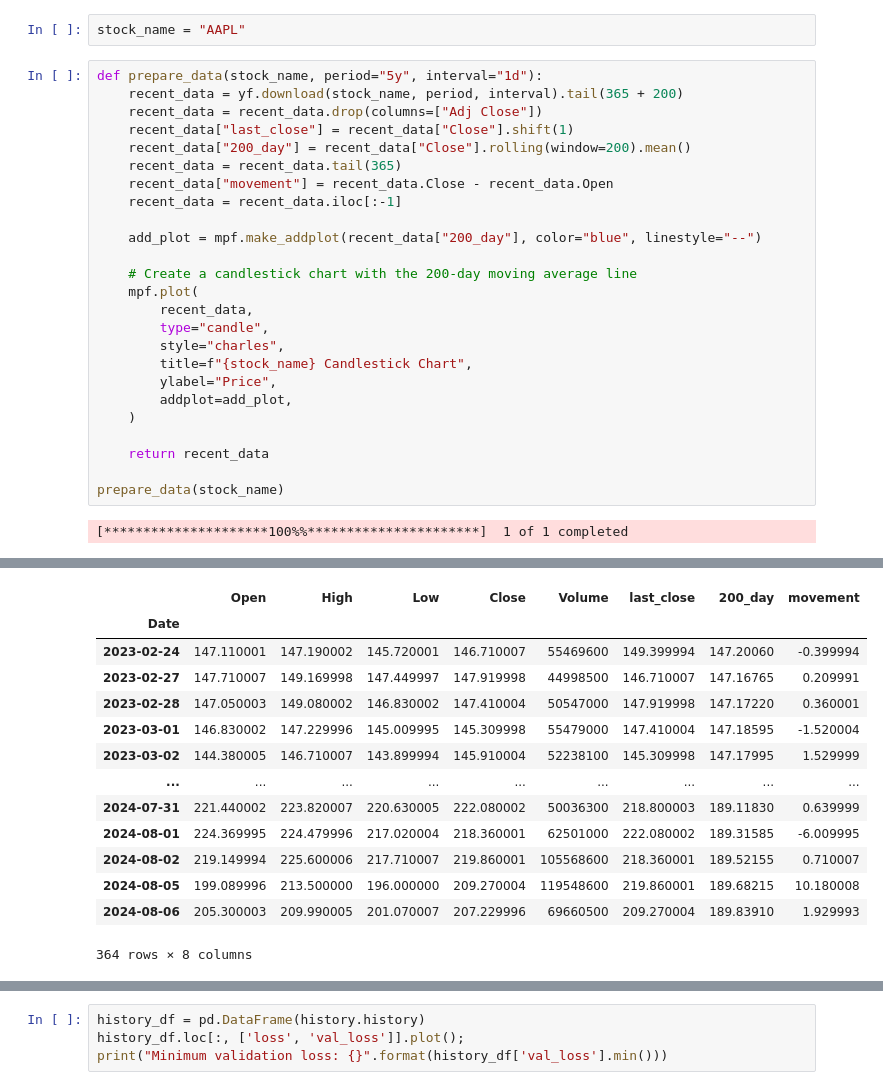
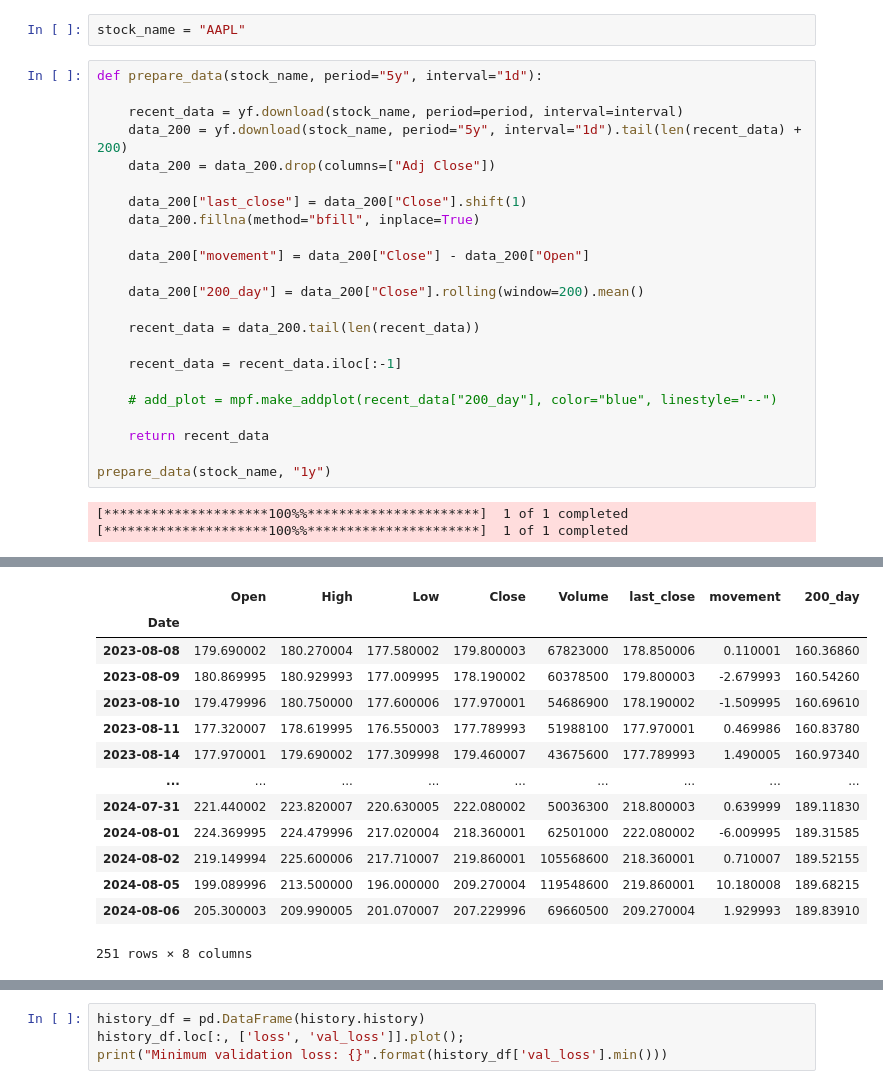
Before and after one commit to yohlimem/AI-Stonks, a Jupyter notebook: main.ipynb, the cells around one changed output, grey strips where cells are left out. Cells and saved outputs as stored; diff of their text form.

```diff
--- a/main.ipynb
+++ b/main.ipynb
@@ -11,28 +11,27 @@ from tensorflow.keras import layers, callbacks
 stock_name = "AAPL"
 # %%
 def prepare_data(stock_name, period="5y", interval="1d"):
-    recent_data = yf.download(stock_name, period, interval).tail(365 + 200)
-    recent_data = recent_data.drop(columns=["Adj Close"])
-    recent_data["last_close"] = recent_data["Close"].shift(1)
-    recent_data["200_day"] = recent_data["Close"].rolling(window=200).mean()
-    recent_data = recent_data.tail(365)
-    recent_data["movement"] = recent_data.Close - recent_data.Open
+
+    recent_data = yf.download(stock_name, period=period, interval=interval)
+    data_200 = yf.download(stock_name, period="5y", interval="1d").tail(len(recent_data) + 200)
+    data_200 = data_200.drop(columns=["Adj Close"])
+
+    data_200["last_close"] = data_200["Close"].shift(1)
+    data_200.fillna(method="bfill", inplace=True)
+
+    data_200["movement"] = data_200["Close"] - data_200["Open"]
+
+    data_200["200_day"] = data_200["Close"].rolling(window=200).mean()
+
+    recent_data = data_200.tail(len(recent_data))
+
     recent_data = recent_data.iloc[:-1]
 
-    add_plot = mpf.make_addplot(recent_data["200_day"], color="blue", linestyle="--")
-
-    # Create a candlestick chart with the 200-day moving average line
-    mpf.plot(
-        recent_data,
-        type="candle",
-        style="charles",
-        title=f"{stock_name} Candlestick Chart",
-        ylabel="Price",
-        addplot=add_plot,
-    )
+    # add_plot = mpf.make_addplot(recent_data["200_day"], color="blue", linestyle="--")
 
     return recent_data
 
-prepare_data(stock_name)
+prepare_data(stock_name, "1y")
 # %% [output]
 [*********************100%%**********************]  1 of 1 completed
+[*********************100%%**********************]  1 of 1 completed
@@ -40,15 +38,15 @@ prepare_data(stock_name)
-|  | Open | High | Low | Close | Volume | last_close | 200_day | movement |
+|  | Open | High | Low | Close | Volume | last_close | movement | 200_day |
 | Date |  |  |  |  |  |  |  |  |
-| 2023-02-24 | 147.110001 | 147.190002 | 145.720001 | 146.710007 | 55469600 | 149.399994 | 147.20060 | -0.399994 |
-| 2023-02-27 | 147.710007 | 149.169998 | 147.449997 | 147.919998 | 44998500 | 146.710007 | 147.16765 | 0.209991 |
-| 2023-02-28 | 147.050003 | 149.080002 | 146.830002 | 147.410004 | 50547000 | 147.919998 | 147.17220 | 0.360001 |
-| 2023-03-01 | 146.830002 | 147.229996 | 145.009995 | 145.309998 | 55479000 | 147.410004 | 147.18595 | -1.520004 |
-| 2023-03-02 | 144.380005 | 146.710007 | 143.899994 | 145.910004 | 52238100 | 145.309998 | 147.17995 | 1.529999 |
+| 2023-08-08 | 179.690002 | 180.270004 | 177.580002 | 179.800003 | 67823000 | 178.850006 | 0.110001 | 160.36860 |
+| 2023-08-09 | 180.869995 | 180.929993 | 177.009995 | 178.190002 | 60378500 | 179.800003 | -2.679993 | 160.54260 |
+| 2023-08-10 | 179.479996 | 180.750000 | 177.600006 | 177.970001 | 54686900 | 178.190002 | -1.509995 | 160.69610 |
+| 2023-08-11 | 177.320007 | 178.619995 | 176.550003 | 177.789993 | 51988100 | 177.970001 | 0.469986 | 160.83780 |
+| 2023-08-14 | 177.970001 | 179.690002 | 177.309998 | 179.460007 | 43675600 | 177.789993 | 1.490005 | 160.97340 |
 | ... | ... | ... | ... | ... | ... | ... | ... | ... |
-| 2024-07-31 | 221.440002 | 223.820007 | 220.630005 | 222.080002 | 50036300 | 218.800003 | 189.11830 | 0.639999 |
-| 2024-08-01 | 224.369995 | 224.479996 | 217.020004 | 218.360001 | 62501000 | 222.080002 | 189.31585 | -6.009995 |
-| 2024-08-02 | 219.149994 | 225.600006 | 217.710007 | 219.860001 | 105568600 | 218.360001 | 189.52155 | 0.710007 |
-| 2024-08-05 | 199.089996 | 213.500000 | 196.000000 | 209.270004 | 119548600 | 219.860001 | 189.68215 | 10.180008 |
-| 2024-08-06 | 205.300003 | 209.990005 | 201.070007 | 207.229996 | 69660500 | 209.270004 | 189.83910 | 1.929993 |
+| 2024-07-31 | 221.440002 | 223.820007 | 220.630005 | 222.080002 | 50036300 | 218.800003 | 0.639999 | 189.11830 |
+| 2024-08-01 | 224.369995 | 224.479996 | 217.020004 | 218.360001 | 62501000 | 222.080002 | -6.009995 | 189.31585 |
+| 2024-08-02 | 219.149994 | 225.600006 | 217.710007 | 219.860001 | 105568600 | 218.360001 | 0.710007 | 189.52155 |
+| 2024-08-05 | 199.089996 | 213.500000 | 196.000000 | 209.270004 | 119548600 | 219.860001 | 10.180008 | 189.68215 |
+| 2024-08-06 | 205.300003 | 209.990005 | 201.070007 | 207.229996 | 69660500 | 209.270004 | 1.929993 | 189.83910 |
-364 rows × 8 columns
+251 rows × 8 columns
 # %%
```
Also changed, not shown: parts of 4 cells of this notebook.
